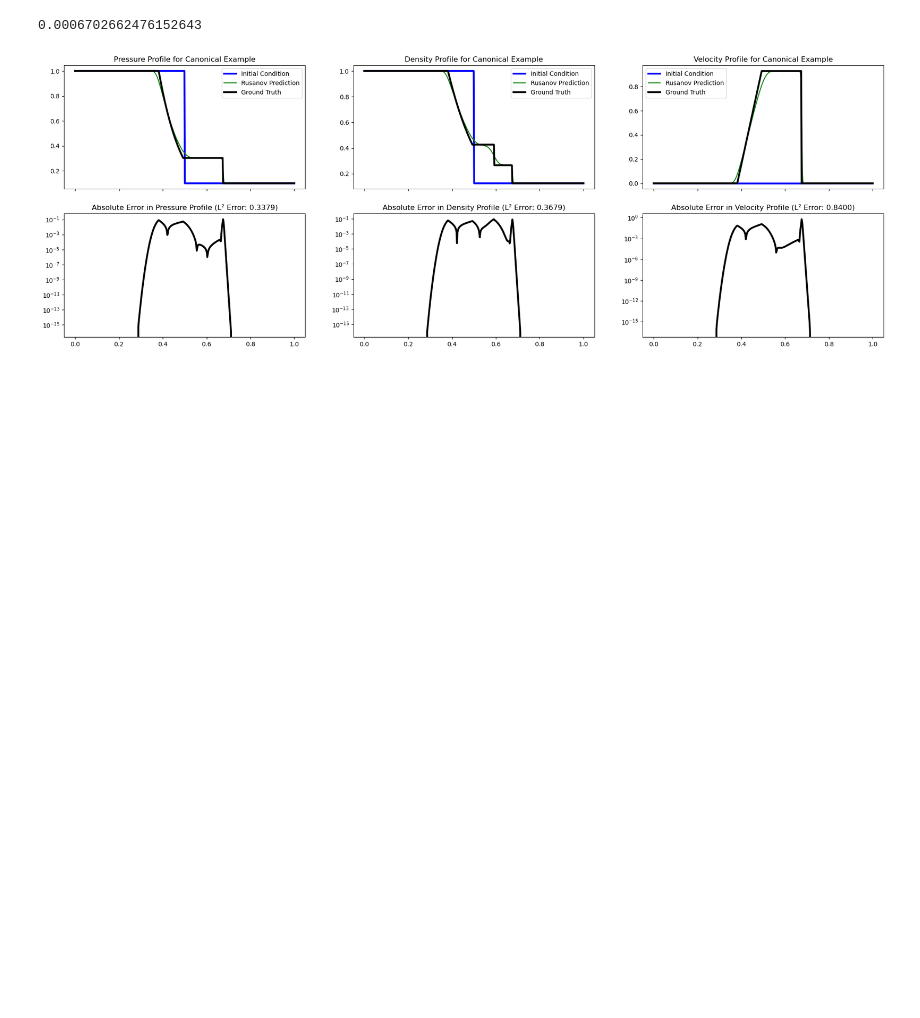
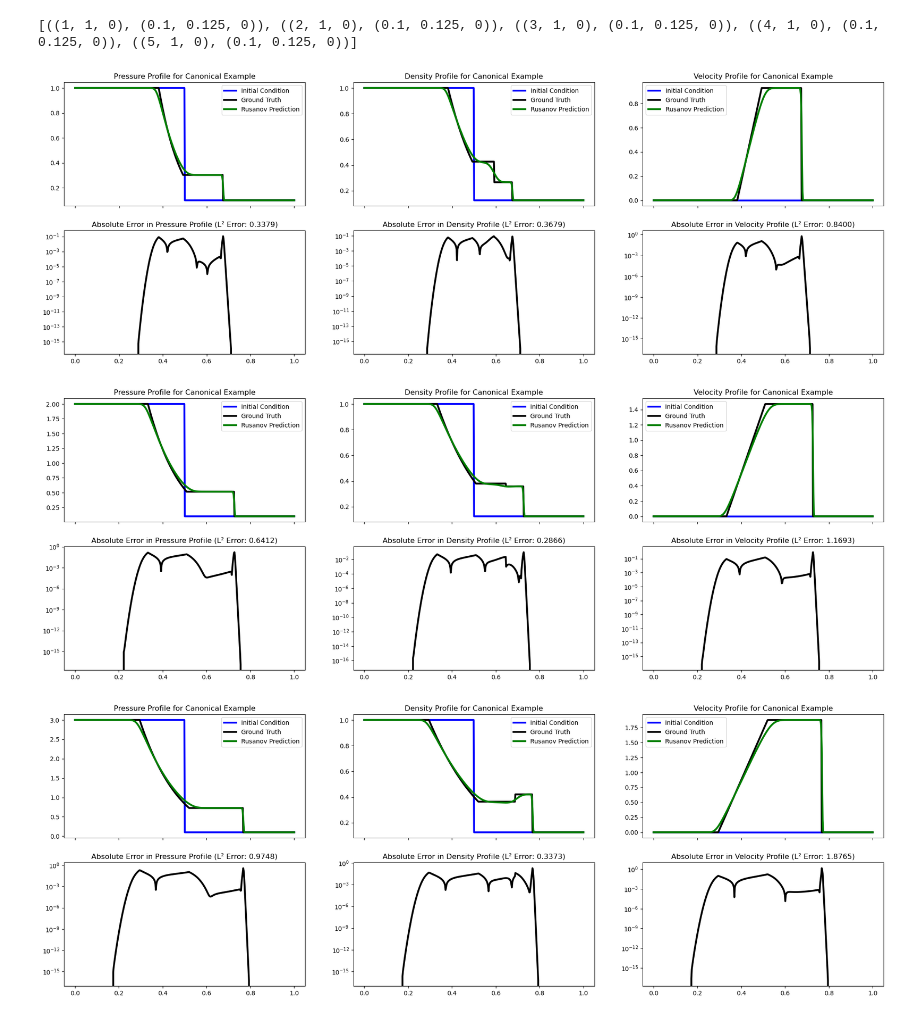
Before and after one commit to wang-roy/ENM_5320_Final_Project, a Jupyter notebook: 1D_Euler_fdm.ipynb, the cells around one changed output. Cells and saved outputs as stored; diff of their text form; code cells hidden in the pictures; blank space fills up the shorter version.

Commit message:
commit more rusanov plots

```diff
--- a/1D_Euler_fdm.ipynb
+++ b/1D_Euler_fdm.ipynb
@@ -11,11 +11,13 @@ import sodshock
 gamma = 1.4
 
 # initial conditions: (p, rho, u)_{t = 0} = (1, 1, 0) if x in (0, 0.5] and (0.1, 0.125, 0) if x in (0.5, 1.0)
-def sod_initial_conditions(nx, x0=0.5, x_min=0.0, x_max=1.0):
+def sod_initial_conditions(nx=500, x0=0.5, x_min=0.0, x_max=1.0, left_state=(1, 1, 0), right_state=(0.1, 0.125, 0)):
+    p_l, rho_l, u_l = left_state
+    p_r, rho_r, u_r = right_state
     x = np.linspace(x_min, x_max, nx)
-    rho = np.where(x < x0, 1.0, 0.125)
-    u = np.zeros(nx)
-    p = np.where(x < x0, 1.0, 0.1)
+    rho = np.where(x < x0, rho_l, rho_r)
+    u = np.where(x < x0, u_l, u_r)
+    p = np.where(x < x0, p_l, p_r)
     return x, rho, u, p
 
 # pressure related to conserved quantities through the equation of state given by p = (gamma - 1)(E - 1/2 pu^2)
@@ -63,12 +65,12 @@ def apply_boundary_conditions(U, bc_L, bc_R):
 
     return U
 
-def plot_solution(x, rho, u, p):
+def plot_solution(x, rho, u, p, left_state, right_state):
     gamma = 1.4
     npts = 500
     t = 0.1
-    left_state = (1,1,0)
-    right_state = (0.1, 0.125, 0.)
+    #left_state = (1,1,0)
+    #right_state = (0.1, 0.125, 0.)
 
     # left_state and right_state set pressure, density and u (velocity)
     # geometry sets left boundary on 0., right boundary on 1 and initial
@@ -105,20 +107,20 @@ def plot_solution(x, rho, u, p):
     fig, ax = plt.subplots(2, 3, figsize=(24, 8), dpi=100, sharey=False, sharex=True)
 
     ax[0,0].plot(x, p_init, label="Initial Condition", linewidth=3, color='b')
-    ax[0,0].plot(x, p, label="Rusanov Prediction", color='g')
     ax[0,0].plot(x, p_final, label="Ground Truth", linewidth=3, color='k')
+    ax[0,0].plot(x, p, label="Rusanov Prediction", color='g', linewidth=3)
     ax[0,0].set_title("Pressure Profile for Canonical Example")
     ax[0,0].legend()
 
     ax[0,1].plot(x, rho_init, label="Initial Condition", linewidth=3, color='b')
-    ax[0,1].plot(x, rho, label="Rusanov Prediction", color='g')
     ax[0,1].plot(x, rho_final, label="Ground Truth", linewidth=3, color='k')
+    ax[0,1].plot(x, rho, label="Rusanov Prediction", color='g', linewidth=3)
     ax[0,1].set_title("Density Profile for Canonical Example")
     ax[0,1].legend()
 
     ax[0,2].plot(x, u_init, label="Initial Condition", linewidth=3, color='b')
-    ax[0,2].plot(x, u, label="Rusanov Prediction", color='g')
     ax[0,2].plot(x, u_final, label="Ground Truth", linewidth=3, color='k')
+    ax[0,2].plot(x, u, label="Rusanov Prediction", color='g', linewidth=3)
     ax[0,2].set_title("Velocity Profile for Canonical Example")
     ax[0,2].legend()
 
@@ -134,8 +136,8 @@ def plot_solution(x, rho, u, p):
     ax[1, 2].set_yscale('log')
     ax[1, 2].set_title(f"Absolute Error in Velocity Profile (L\u00b2 Error: {np.linalg.norm(u_final - u):.4f})")
 # %%
-def sod_solver(nx=400, CFL=0.75, t_end=0.1):
-    x, rho, u, p = sod_initial_conditions(nx)
+def sod_solver(nx=500, CFL=0.75, t_end=0.1, left_state=(1, 1, 0), right_state=(0.1, 0.125, 0)):
+    x, rho, u, p = sod_initial_conditions(nx=nx, left_state=left_state, right_state=right_state)
     dx = x[1] - x[0]
 
     U = primitive_to_conservative(rho, u, p)
@@ -176,17 +178,23 @@ def sod_solver(nx=400, CFL=0.75, t_end=0.1):
 
         history = np.concatenate((history, np.array([conservative_to_primitive(U)])), axis=0)
 
-    print(dt)
+    # print(dt)
     rho, u, p = conservative_to_primitive(U)
     return x, rho, u, p, history, dt
 nx = 500
 CFL=0.75
 t_end=0.1
-
-# Run and Plot
-x, rho, u, p, history, dt = sod_solver(nx = nx, CFL = CFL, t_end = t_end)
-plot_solution(x, rho, u, p)
-## TO DO: Comparison FDM solution to Analytic Solution
-# %% [output]
-0.0006702662476152643
-[figure, removed]
+# %%
+# Run and Plot
+left_states=[(p, 1, 0) for p in [1, 2, 3, 4, 5]]
+right_state=(0.1, 0.125, 0)
+states = [(left_state, right_state) for left_state in left_states]
+print(states)
+for left_state, right_state in states:
+    x, rho, u, p, history, dt = sod_solver(nx = nx, CFL = CFL, t_end = t_end, left_state=left_state, right_state=right_state)
+    plot_solution(x, rho, u, p, left_state, right_state)
+# %% [output]
+[((1, 1, 0), (0.1, 0.125, 0)), ((2, 1, 0), (0.1, 0.125, 0)), ((3, 1, 0), (0.1, 0.125, 0)), ((4, 1, 0), (0.1, 0.125, 0)), ((5, 1, 0), (0.1, 0.125, 0))]
+[figure, added]
+[figure, added]
+[figure, added]
```
Also changed, not shown: parts of 1 cell of this notebook.
